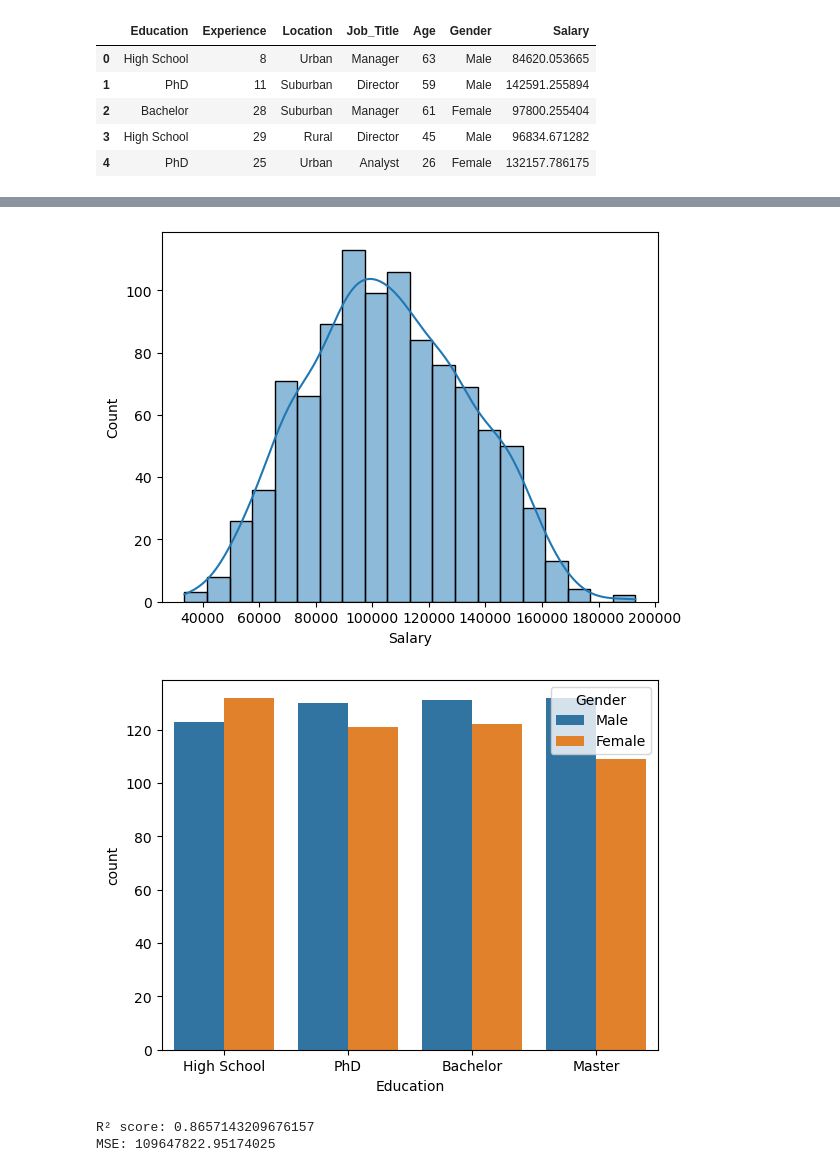
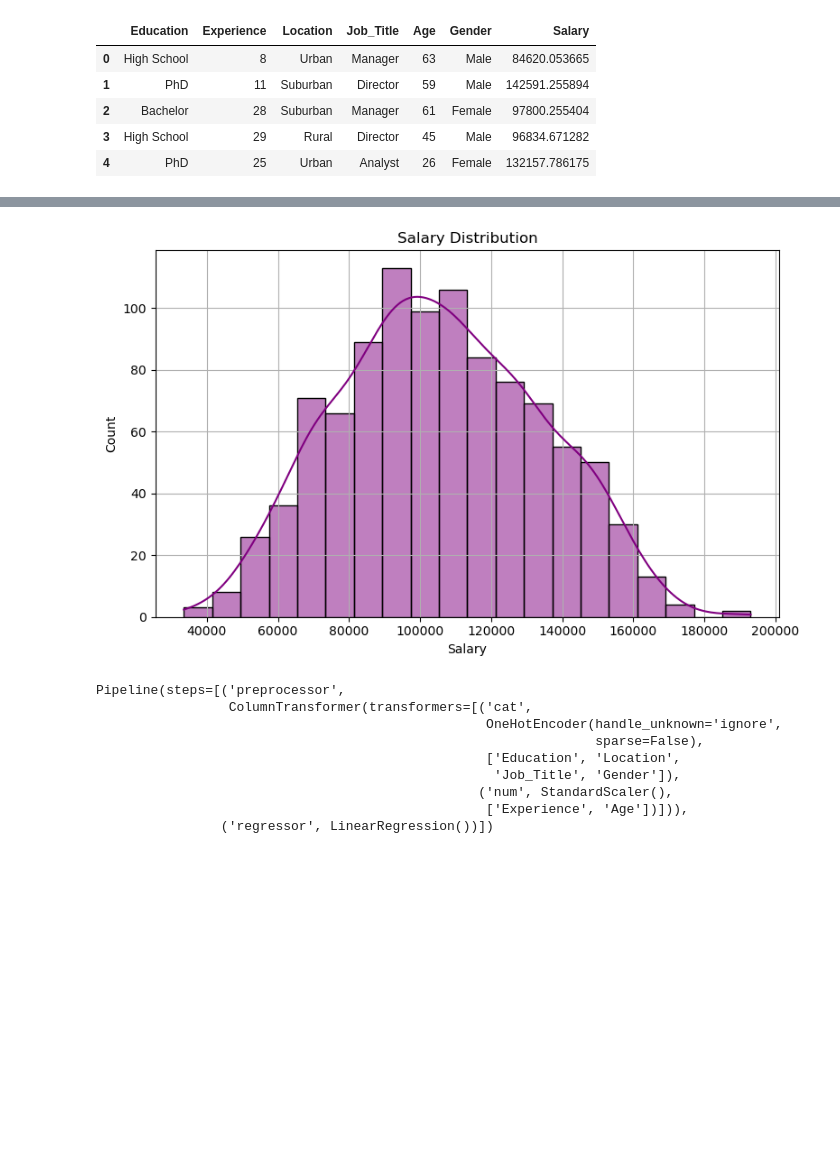
Before and after one commit to jyotshana666/Employee-Salary-Prediction, a Jupyter notebook: Employee-Salary-Prediction.ipynb, the cells around one changed output, grey strips where cells are left out. Saved outputs shown, nothing was run; the diff lists cells and outputs as text; code cells hidden in the pictures; blank space fills up the shorter version.

```diff
--- a/Employee-Salary-Prediction.ipynb
+++ b/Employee-Salary-Prediction.ipynb
@@ -11,6 +14,5 @@ Note: you may need to restart the kernel to use updated packages.
 # %%
-import pandas as pd
-df = pd.read_csv('C:\\Users\\admin\\Downloads\\archive\\salary_prediction_data.csv')
+df = pd.read_csv('C:/Users/admin/Employee-Salary-Prediction/salary_prediction_data.csv')
 df.head()
 # %% [output]
 |  | Education | Experience | Location | Job_Title | Age | Gender | Salary |
@@ -43,18 +24,43 @@ max     193016.602150
-# %%
-import seaborn as sns
-import matplotlib.pyplot as plt
-
-sns.histplot(df['Salary'], kde=True)
-plt.show()
-
-sns.countplot(x='Education', hue='Gender', data=df)
-plt.show()
-# %% [output]
-[figure, removed]
-[figure, removed]
+# %%
+os.makedirs("images", exist_ok=True)
+
+plt.figure(figsize=(8, 5))
+sns.histplot(df['Salary'], kde=True, color='purple')
+plt.title("Salary Distribution")
+plt.xlabel("Salary")
+plt.ylabel("Count")
+plt.grid(True)
+plt.tight_layout()
+plt.savefig('images/salary_distribution.png')
+plt.show()
+# %% [output]
+[figure, added]
 # %%
 X = df.drop('Salary', axis=1)
 y = df['Salary']
 
 categorical = ['Education', 'Location', 'Job_Title', 'Gender']
-numeric = ['Experience', 'Age']
+numerical = ['Experience', 'Age']
+
+preprocessor = ColumnTransformer([
+    ('cat', OneHotEncoder(handle_unknown='ignore', sparse=False), categorical),
+    ('num', StandardScaler(), numerical)
+])
+
+model = Pipeline([
+    ('preprocessor', preprocessor),
+    ('regressor', LinearRegression())
+])
+
+X_train, X_test, y_train, y_test = train_test_split(X, y, test_size=0.2, random_state=42)
+model.fit(X_train, y_train)
+# %% [output]
+Pipeline(steps=[('preprocessor',
+                 ColumnTransformer(transformers=[('cat',
+                                                  OneHotEncoder(handle_unknown='ignore',
+                                                                sparse=False),
+                                                  ['Education', 'Location',
+                                                   'Job_Title', 'Gender']),
+                                                 ('num', StandardScaler(),
+                                                  ['Experience', 'Age'])])),
+                ('regressor', LinearRegression())])
@@ -82,13 +66,0 @@ model = Pipeline([
-# %%
-from sklearn.model_selection import train_test_split
-from sklearn.metrics import mean_squared_error, r2_score
-
-X_train, X_test, y_train, y_test = train_test_split(X, y, test_size=0.2, random_state=42)
-model.fit(X_train, y_train)
-
-y_pred = model.predict(X_test)
-print("R² score:", r2_score(y_test, y_pred))
-print("MSE:", mean_squared_error(y_test, y_pred))
-# %% [output]
-R² score: 0.8657143209676157
-MSE: 109647822.95174025
```
Also changed, not shown: parts of 6 cells of this notebook.
